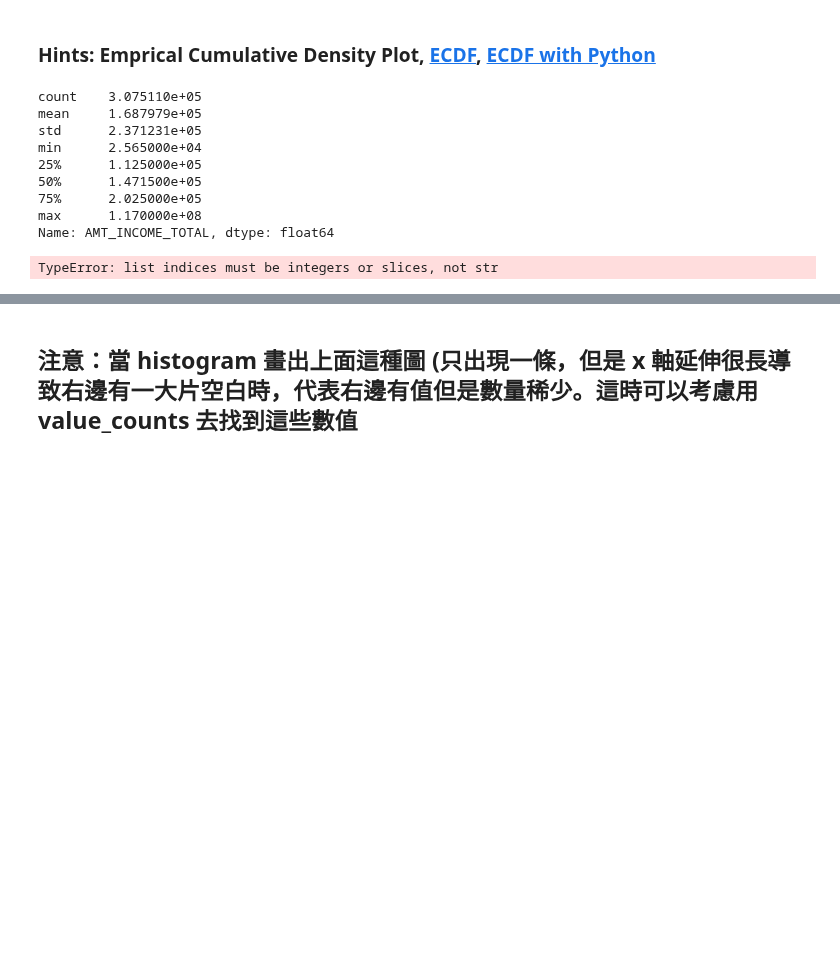
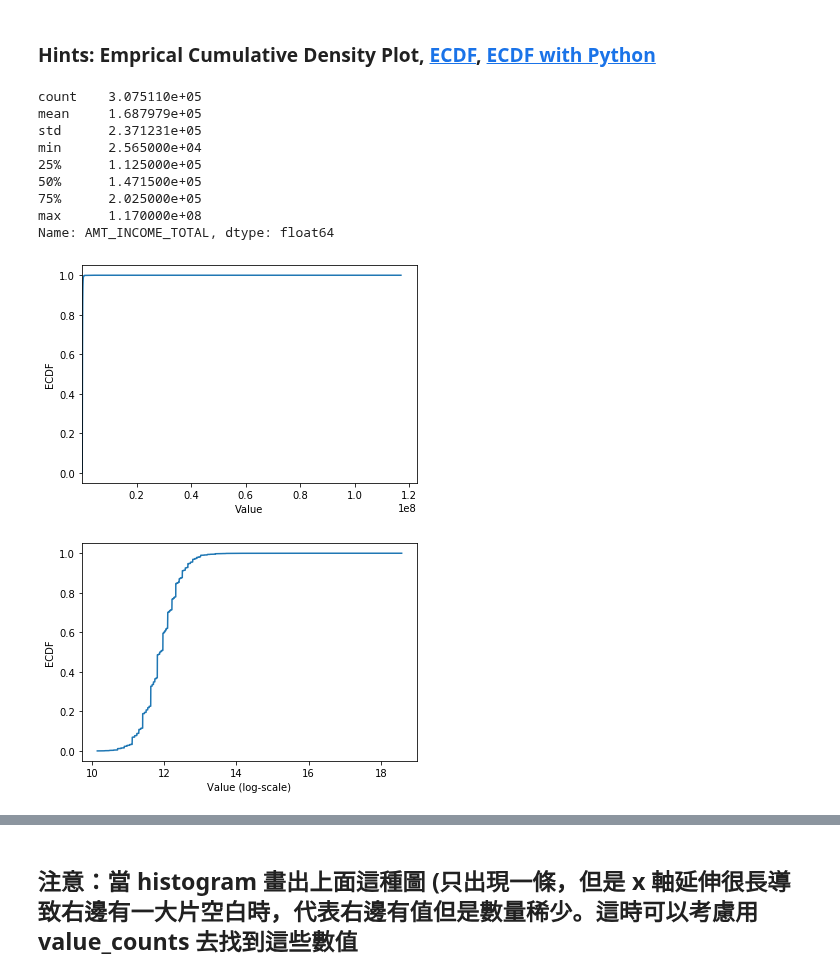
Before and after one commit to gomaxlouedu/100Day-ML-Marathon, a Jupyter notebook: homework/Day_009_HW.ipynb, the cells around one changed output, grey strips where cells are left out. Drawn from its saved outputs; the diff is of its cells as text; code cells hidden in the pictures; blank space fills up the shorter version.

```diff
--- a/homework/Day_009_HW.ipynb
+++ b/homework/Day_009_HW.ipynb
@@ -89,35 +86,36 @@ print(app_train['AMT_INCOME_TOTAL'].describe())
 """
 YOUR CODE HERE
 """
-cdf =
+cdf = app_train.AMT_INCOME_TOTAL.value_counts().sort_index().cumsum()
 
 plt.plot(list(cdf.index), cdf/cdf.max())
 plt.xlabel('Value')
 plt.ylabel('ECDF')
 plt.xlim([cdf.index.min(), cdf.index.max() * 1.05]) # 限制顯示圖片的範圍
 plt.ylim([-0.05,1.05]) # 限制顯示圖片的範圍
 
 plt.show()
 
 # 改變 y 軸的 Scale, 讓我們可以正常檢視 ECDF
 plt.plot(np.log(list(cdf.index)), cdf/cdf.max())
 plt.xlabel('Value (log-scale)')
 plt.ylabel('ECDF')
 
 plt.ylim([-0.05,1.05]) # 限制顯示圖片的範圍
 
 plt.show()
 # %% [output]
 count    3.075110e+05
 mean     1.687979e+05
 std      2.371231e+05
 min      2.565000e+04
 25%      1.125000e+05
 50%      1.471500e+05
 75%      2.025000e+05
 max      1.170000e+08
 Name: AMT_INCOME_TOTAL, dtype: float64
-TypeError: list indices must be integers or slices, not str
+[figure, added]
+[figure, added]
 # %% [markdown]
 ## 補充：Normal dist 的 ECDF
 ![ecdf_normal](https://au.mathworks.com/help/examples/stats/win64/PlotEmpiricalCdfAndCompareWithSamplingDistributionExample_01.png)
```
Also changed, not shown: parts of 5 cells of this notebook, 1 other file.
